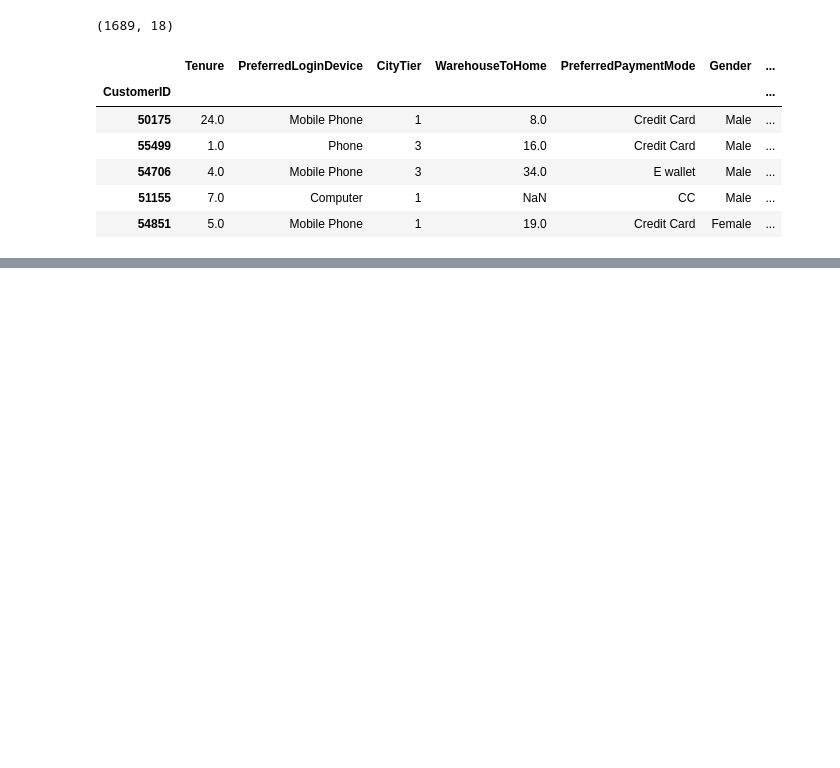
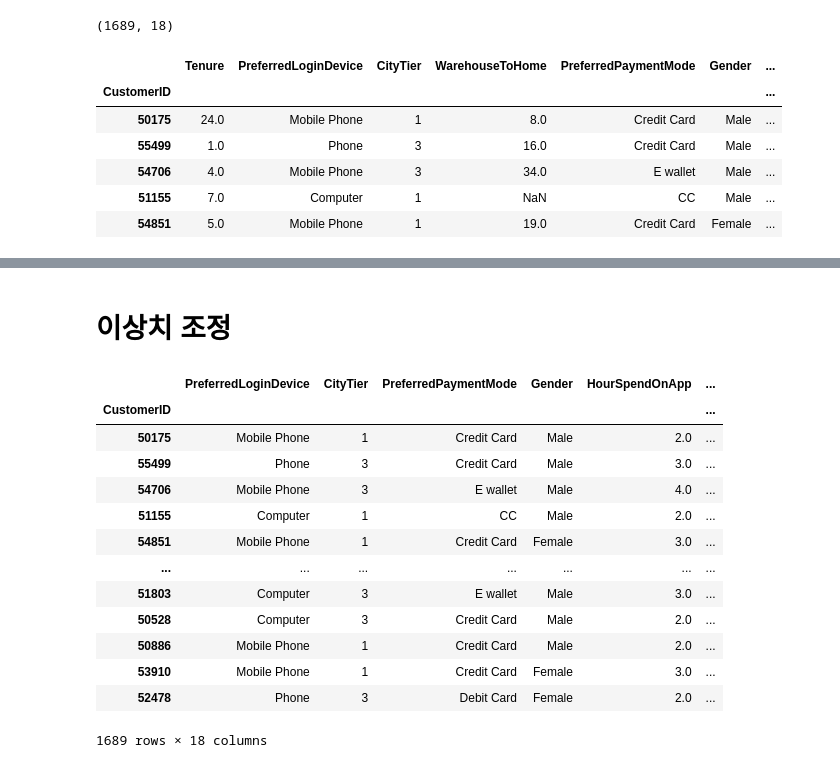
Before and after one commit to SKNETWORKS-FAMILY-AICAMP/SKN27-2nd-4TEAM, a Jupyter notebook: Light_GBM_modeling.ipynb, the cells around one changed output, grey strips where cells are left out. Cells and saved outputs as stored; diff of their text form; code cells hidden in the pictures; blank space fills up the shorter version.

```diff
--- a/Light_GBM_modeling.ipynb
+++ b/Light_GBM_modeling.ipynb
@@ -199,0 +269,21 @@ X_te.head()
+# %% [markdown]
+# 이상치 조정
+# %%
+cols=['Tenure','WarehouseToHome','DaySinceLastOrder','CashbackAmount']
+OutlierControl(X_tr, cols)
+OutlierControl(X_te, cols)
+# %% [output]
+|  | PreferredLoginDevice | CityTier | PreferredPaymentMode | Gender | HourSpendOnApp | ... |
+| CustomerID |  |  |  |  |  | ... |
+| 50175 | Mobile Phone | 1 | Credit Card | Male | 2.0 | ... |
+| 55499 | Phone | 3 | Credit Card | Male | 3.0 | ... |
+| 54706 | Mobile Phone | 3 | E wallet | Male | 4.0 | ... |
+| 51155 | Computer | 1 | CC | Male | 2.0 | ... |
+| 54851 | Mobile Phone | 1 | Credit Card | Female | 3.0 | ... |
+| ... | ... | ... | ... | ... | ... | ... |
+| 51803 | Computer | 3 | E wallet | Male | 3.0 | ... |
+| 50528 | Computer | 3 | Credit Card | Male | 2.0 | ... |
+| 50886 | Mobile Phone | 1 | Credit Card | Male | 2.0 | ... |
+| 53910 | Mobile Phone | 1 | Credit Card | Female | 3.0 | ... |
+| 52478 | Phone | 3 | Debit Card | Female | 2.0 | ... |
+1689 rows × 18 columns
```
Also changed, not shown: parts of 32 cells of this notebook, 1 other file.
